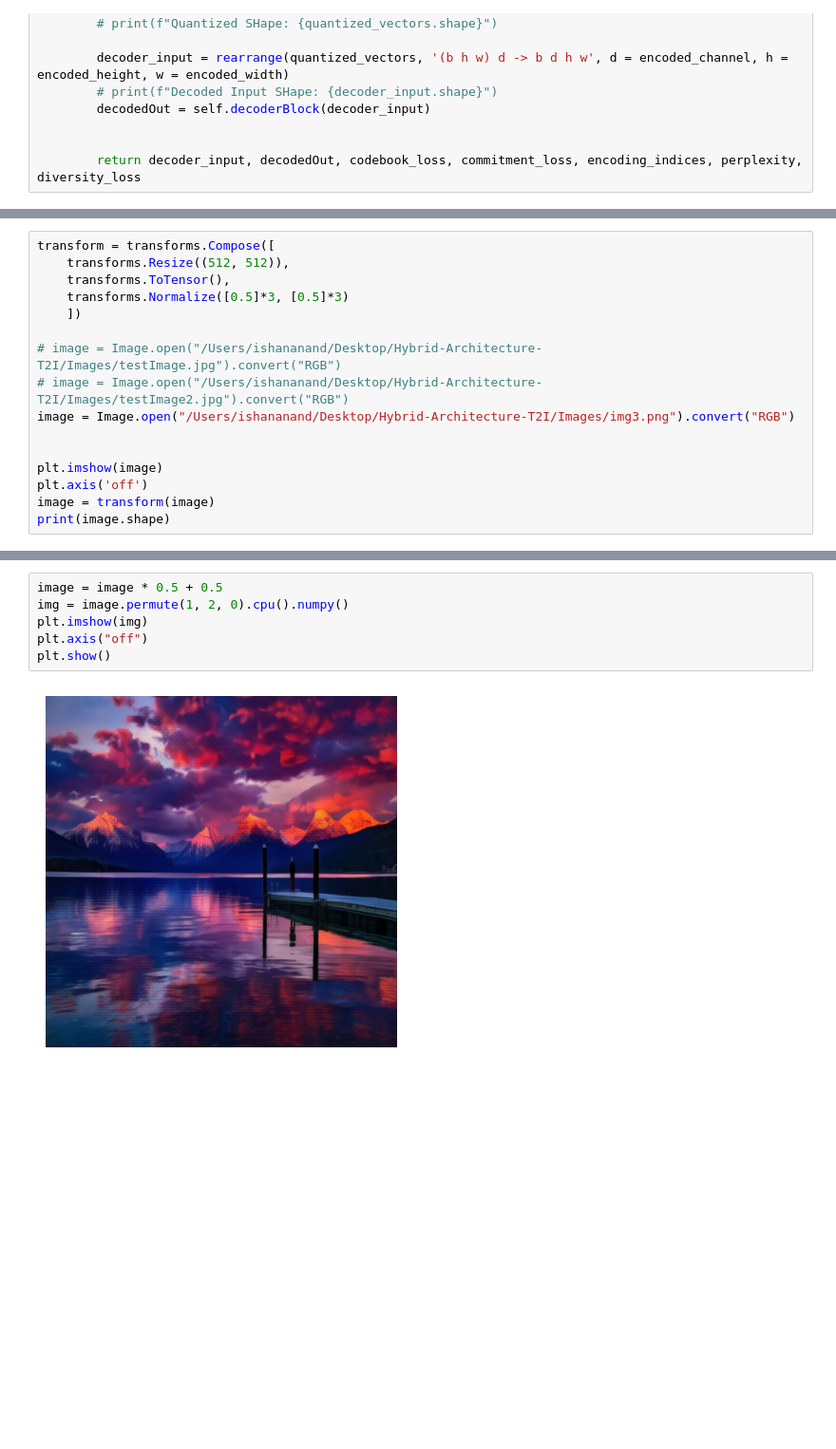
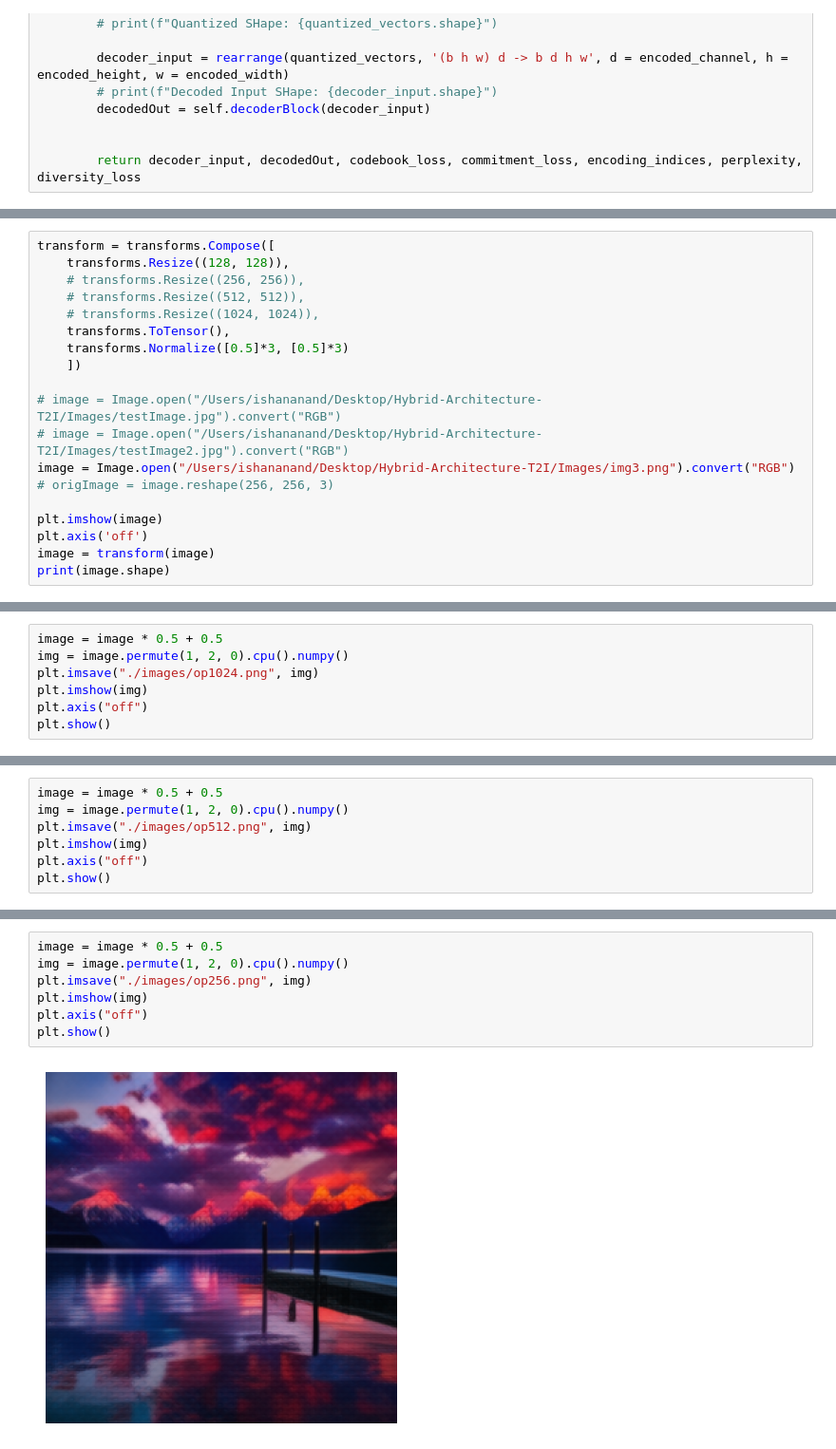
Before and after one commit to Ishushan02/Hybrid-Architecture-T2I, a Jupyter notebook: 7_ModelATest.ipynb, the cells around one changed output, grey strips where cells are left out. Shown at 95% size. Saved outputs shown, nothing was run; the diff lists cells and outputs as text; blank space fills up the shorter version.

```diff
--- a/7_ModelATest.ipynb
+++ b/7_ModelATest.ipynb
@@ -323,6 +321,9 @@ Resuming from epoch 8 and lowest loss is 0.9586568619314916
 # %%
 transform = transforms.Compose([
-    transforms.Resize((512, 512)),
+    transforms.Resize((128, 128)),
+    # transforms.Resize((256, 256)),
+    # transforms.Resize((512, 512)),
+    # transforms.Resize((1024, 1024)),
     transforms.ToTensor(),
     transforms.Normalize([0.5]*3, [0.5]*3)
     ])
@@ -330,7 +331,7 @@ transform = transforms.Compose([
 # image = Image.open("/Users/ishananand/Desktop/Hybrid-Architecture-T2I/Images/testImage.jpg").convert("RGB")
 # image = Image.open("/Users/ishananand/Desktop/Hybrid-Architecture-T2I/Images/testImage2.jpg").convert("RGB")
 image = Image.open("/Users/ishananand/Desktop/Hybrid-Architecture-T2I/Images/img3.png").convert("RGB")
-
+# origImage = image.reshape(256, 256, 3)
 
 plt.imshow(image)
 plt.axis('off')
@@ -368,0 +386,7 @@ torch.Size([3, 512, 512])
+# %%
+image = image * 0.5 + 0.5
+img = image.permute(1, 2, 0).cpu().numpy()
+plt.imsave("./images/op1024.png", img)
+plt.imshow(img)
+plt.axis("off")
+plt.show()
@@ -368,0 +395,7 @@ torch.Size([3, 512, 512])
+# %%
+image = image * 0.5 + 0.5
+img = image.permute(1, 2, 0).cpu().numpy()
+plt.imsave("./images/op512.png", img)
+plt.imshow(img)
+plt.axis("off")
+plt.show()
@@ -369,8 +404,9 @@ torch.Size([3, 512, 512])
 # %%
 image = image * 0.5 + 0.5
 img = image.permute(1, 2, 0).cpu().numpy()
+plt.imsave("./images/op256.png", img)
 plt.imshow(img)
 plt.axis("off")
 plt.show()
 # %% [output]
-[figure, old version]
+[figure, new version]
```
Also changed, not shown: parts of 11 cells of this notebook, 1 other file.
